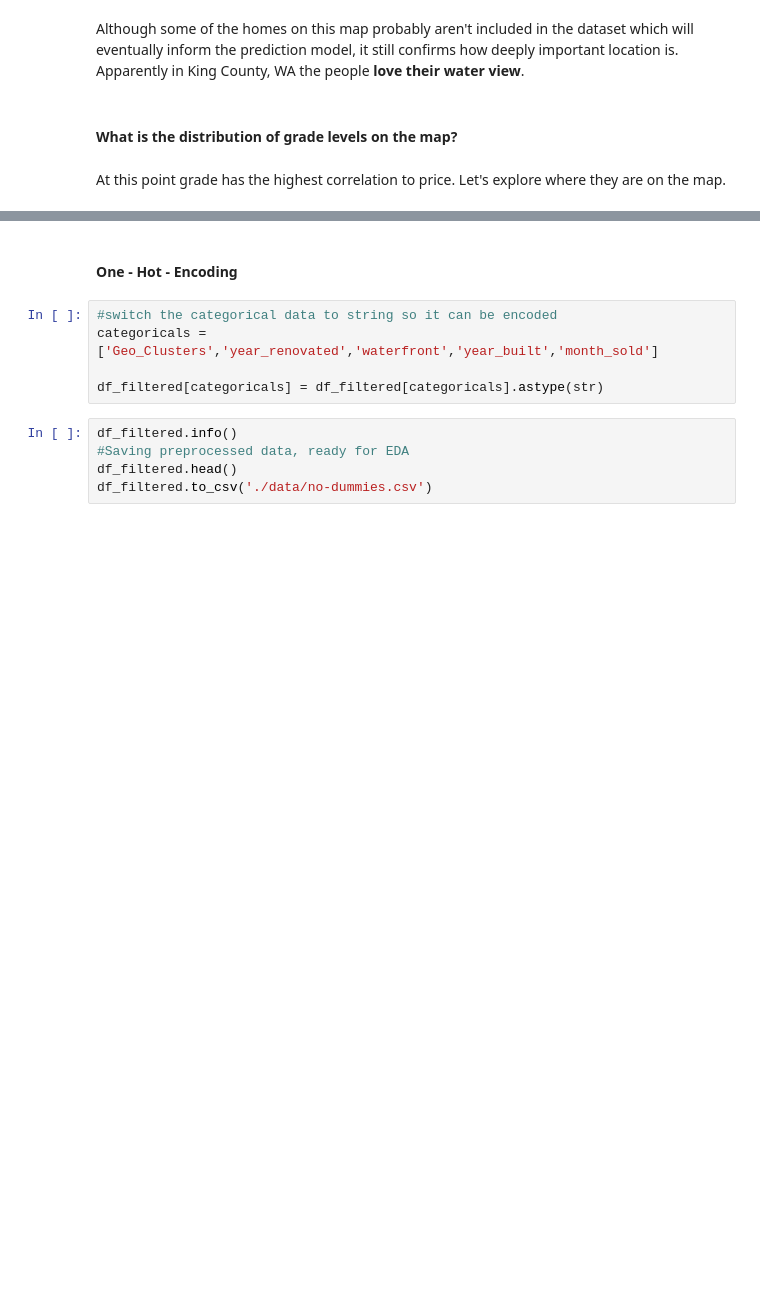
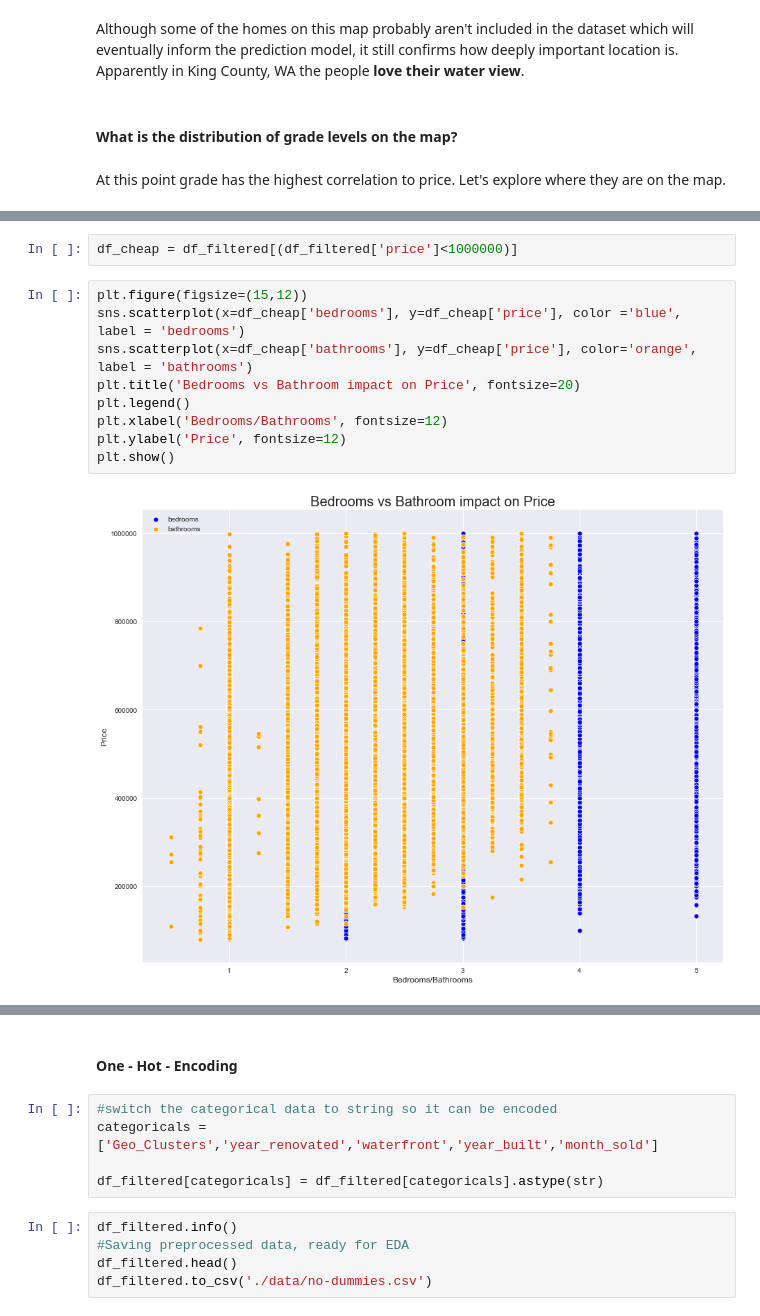
Before and after one commit to carlyf15/Housing_Predictions_for_House_Flippers, a Jupyter notebook: EDA.ipynb, the cells around one changed output, grey strips where cells are left out. Saved outputs shown, nothing was run; the diff lists cells and outputs as text; blank space fills up the shorter version.

```diff
--- a/EDA.ipynb
+++ b/EDA.ipynb
@@ -382,0 +385,13 @@ plt.show()
+# %%
+df_cheap = df_filtered[(df_filtered['price']<1000000)]
+# %%
+plt.figure(figsize=(15,12))
+sns.scatterplot(x=df_cheap['bedrooms'], y=df_cheap['price'], color ='blue', label = 'bedrooms')
+sns.scatterplot(x=df_cheap['bathrooms'], y=df_cheap['price'], color='orange', label = 'bathrooms')
+plt.title('Bedrooms vs Bathroom impact on Price', fontsize=20)
+plt.legend()
+plt.xlabel('Bedrooms/Bathrooms', fontsize=12)
+plt.ylabel('Price', fontsize=12)
+plt.show()
+# %% [output]
+[figure, added]
```
Also changed, not shown: parts of 6 cells of this notebook, 5 other files.
